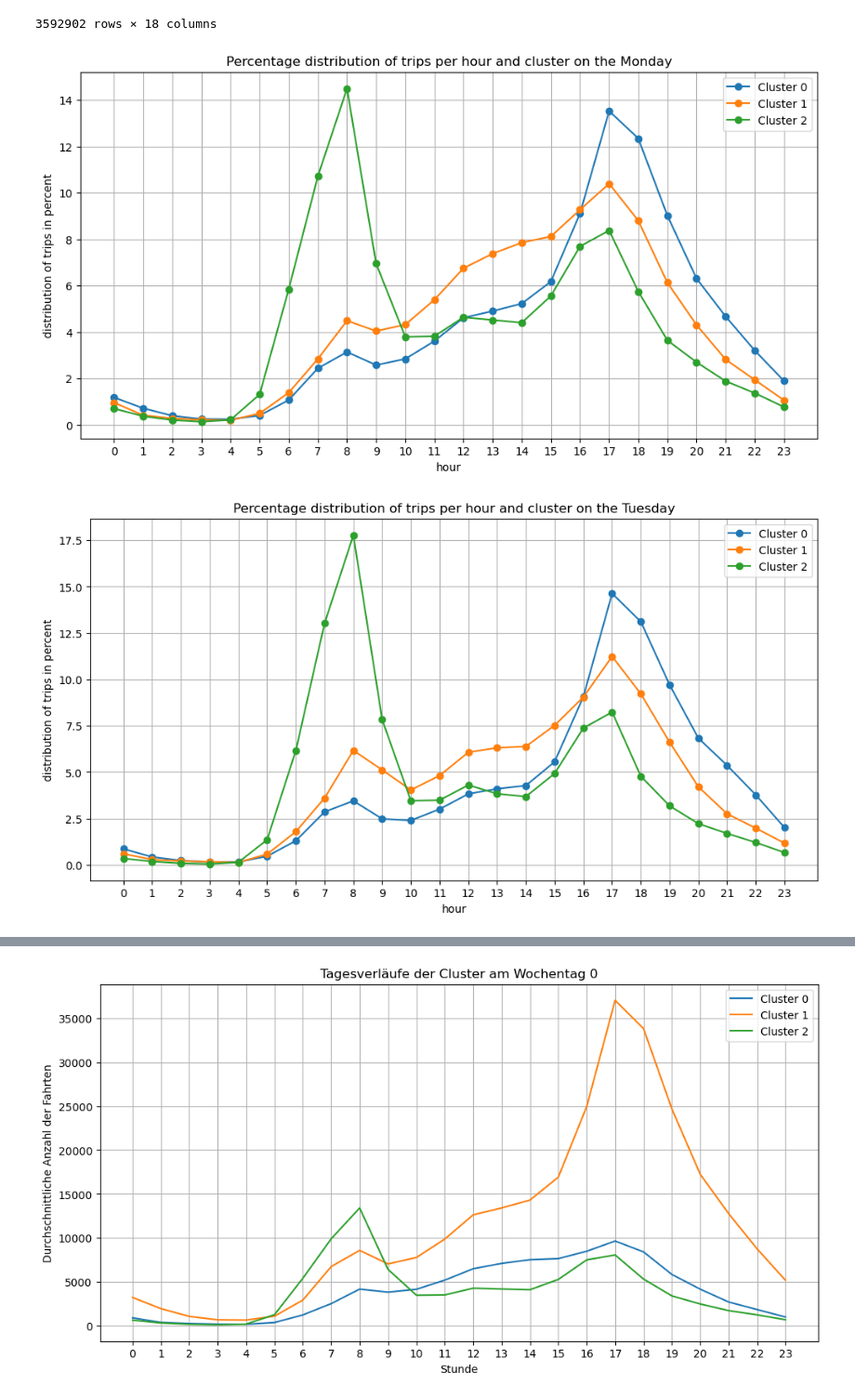
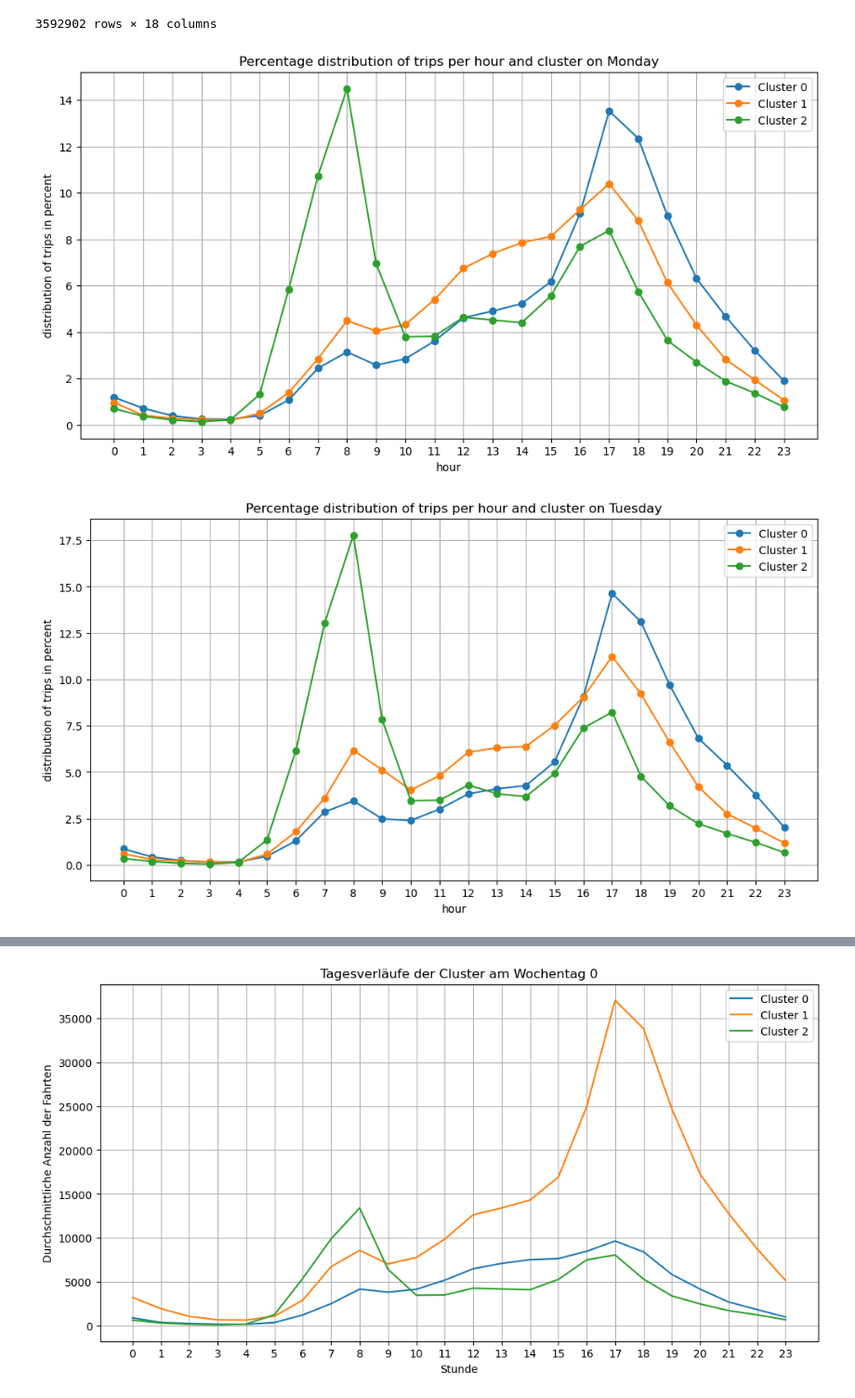
Before and after one commit to MariusRemmlinger/master_thesis, a Jupyter notebook: cluster_pipeline.ipynb, the cells around one changed output, grey strips where cells are left out. Shown at 93% size. Drawn from its saved outputs; the diff is of its cells as text; code cells hidden in the pictures.

```diff
--- a/cluster_pipeline.ipynb
+++ b/cluster_pipeline.ipynb
@@ -269,33 +269,33 @@ total_rides_cluster_weekday = df.groupby(['cluster', 'weekday']).ride_id.count()
 hourly_rides_cluster_weekday = df.groupby(['cluster', 'weekday', 'hour']).ride_id.count().reset_index(name='hourly_cluster_rides')
 
 # 3. Zusammenführen der Gesamt- und stündlichen Fahrten
 merged_rides = pd.merge(hourly_rides_cluster_weekday, total_rides_cluster_weekday, on=['cluster', 'weekday'])
 
 # 4. Prozentualen Anteil berechnen
 merged_rides['percentage'] = (merged_rides['hourly_cluster_rides'] / merged_rides['total_cluster_weekday_rides']) * 100
 
 # Umwandlung in ein Pivot-Table für das einfache Plotten
 pivot_data = merged_rides.pivot_table(index=['hour', 'weekday'], columns='cluster', values='percentage', fill_value=0)
 
 # Definiere eine Liste mit Wochentagsnamen
 weekdays = ["Monday", "Tuesday", "Wednesday", "Thursday", "Friday", "Saturday", "Sunday"]
 
 # Plotten
 for weekday in range(7):  # Für jeden Wochentag
     plt.figure(figsize=(12, 6))
     for cluster in sorted(df['cluster'].unique()):
         if cluster in pivot_data.columns:  # Überprüfung, ob der Cluster vorhanden ist
             data_to_plot = pivot_data.xs(weekday, level='weekday')[cluster]
             plt.plot(data_to_plot.index, data_to_plot, label=f'Cluster {cluster}', marker='o')
 
 
-    plt.title(f'Percentage distribution of trips per hour and cluster on the {weekdays[weekday]}')
+    plt.title(f'Percentage distribution of trips per hour and cluster on {weekdays[weekday]}')
     plt.xlabel('hour')
     plt.ylabel('distribution of trips in percent')
     plt.legend()
     plt.grid(True)
     plt.xticks(np.arange(24))  # Stellen Sie sicher, dass alle Stunden markiert sind
     plt.show()
 # %% [output]
-[figure, old version]
+[figure, new version]
-[figure, old version]
+[figure, new version]
```
Also changed, not shown: parts of 4 cells of this notebook.
